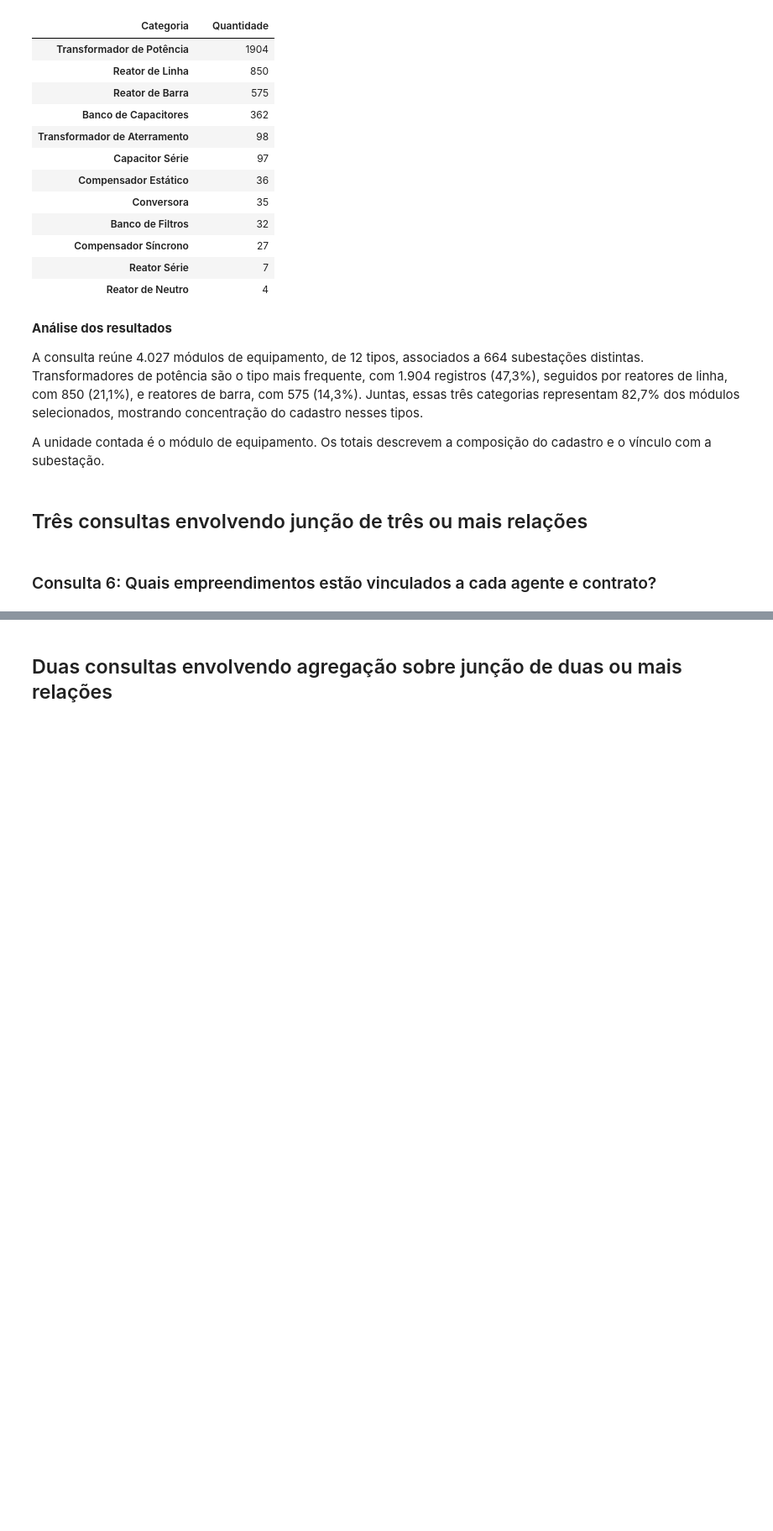
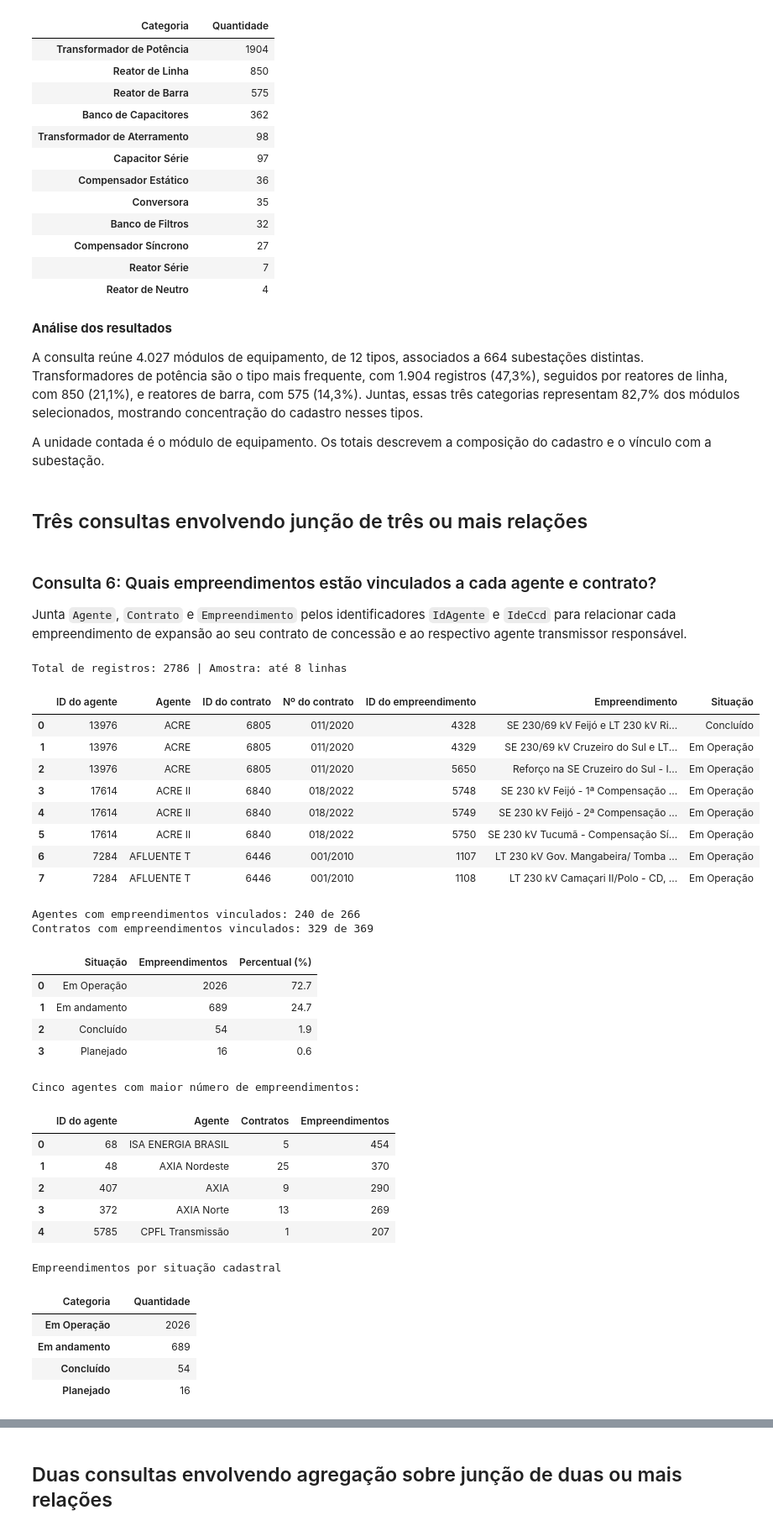
Before and after one commit to gabriellivalelia/TP2_IBD, a Jupyter notebook: tp2.ipynb, the cells around one changed output, grey strips where cells are left out. Shown at 84% size. Cells and saved outputs as stored; diff of their text form; code cells hidden in the pictures; blank space fills up the shorter version.

```diff
--- a/tp2.ipynb
+++ b/tp2.ipynb
@@ -1296,3 +1296,76 @@ A unidade contada é o módulo de equipamento. Os totais descrevem a composiçã
 ## Três consultas envolvendo junção de três ou mais relações
 # %% [markdown]
 ### Consulta 6: Quais empreendimentos estão vinculados a cada agente e contrato?
+
+Junta `Agente`, `Contrato` e `Empreendimento` pelos identificadores `IdAgente` e `IdeCcd` para relacionar cada empreendimento de expansão ao seu contrato de concessão e ao respectivo agente transmissor responsável.
+# %%
+sql = """
+SELECT a.IdAgente AS "ID do agente",
+       a.DscRazaoSocial AS "Agente",
+       c.IdeCcd AS "ID do contrato",
+       c.NumCnaCcd AS "Nº do contrato",
+       e.IdeEpd AS "ID do empreendimento",
+       e.NomEpd AS "Empreendimento",
+       e.DscSituacaoEpd AS "Situação"
+FROM Agente AS a
+JOIN Contrato AS c ON c.IdAgente = a.IdAgente
+JOIN Empreendimento AS e ON e.IdeCcd = c.IdeCcd
+ORDER BY a.DscRazaoSocial, c.IdeCcd, e.IdeEpd;
+"""
+resultado_6 = consultar(sql)
+
+print(f"Total de registros: {len(resultado_6)} | Amostra: até 8 linhas")
+with pd.option_context("display.max_colwidth", None):
+    display(resultado_6.head(8))
+
+# Resumo da distribuição por situação e por agente
+contagem_situacao = resultado_6["Situação"].value_counts()
+resumo_situacao = contagem_situacao.rename_axis("Situação").reset_index(name="Empreendimentos")
+resumo_situacao["Percentual (%)"] = (100 * resumo_situacao["Empreendimentos"] / len(resultado_6)).round(1)
+
+emp_por_agente = (
+    resultado_6.groupby(["ID do agente", "Agente"])
+    .agg(
+        Contratos=("ID do contrato", "nunique"),
+        Empreendimentos=("ID do empreendimento", "count")
+    )
+    .sort_values("Empreendimentos", ascending=False)
+)
+
+print(f"Agentes com empreendimentos vinculados: {len(emp_por_agente)} de {len(TABELAS['Agente'])}")
+print(f"Contratos com empreendimentos vinculados: {resultado_6['ID do contrato'].nunique()} de {len(TABELAS['Contrato'])}")
+display(resumo_situacao)
+print("Cinco agentes com maior número de empreendimentos:")
+display(emp_por_agente.head(5).reset_index())
+grafico_barras(contagem_situacao, "Empreendimentos por situação cadastral")
+# %% [output]
+Total de registros: 2786 | Amostra: até 8 linhas
+|  | ID do agente | Agente | ID do contrato | Nº do contrato | ID do empreendimento | Empreendimento | Situação |
+| 0 | 13976 | ACRE | 6805 | 011/2020 | 4328 | SE 230/69 kV Feijó e LT 230 kV Ri... | Concluído |
+| 1 | 13976 | ACRE | 6805 | 011/2020 | 4329 | SE 230/69 kV Cruzeiro do Sul e LT... | Em Operação |
+| 2 | 13976 | ACRE | 6805 | 011/2020 | 5650 | Reforço na SE Cruzeiro do Sul - I... | Em Operação |
+| 3 | 17614 | ACRE II | 6840 | 018/2022 | 5748 | SE 230 kV Feijó - 1ª Compensação ... | Em Operação |
+| 4 | 17614 | ACRE II | 6840 | 018/2022 | 5749 | SE 230 kV Feijó - 2ª Compensação ... | Em Operação |
+| 5 | 17614 | ACRE II | 6840 | 018/2022 | 5750 | SE 230 kV Tucumã - Compensação Sí... | Em Operação |
+| 6 | 7284 | AFLUENTE T | 6446 | 001/2010 | 1107 | LT 230 kV Gov. Mangabeira/ Tomba ... | Em Operação |
+| 7 | 7284 | AFLUENTE T | 6446 | 001/2010 | 1108 | LT 230 kV Camaçari II/Polo - CD, ... | Em Operação |
+Agentes com empreendimentos vinculados: 240 de 266
+Contratos com empreendimentos vinculados: 329 de 369
+|  | Situação | Empreendimentos | Percentual (%) |
+| 0 | Em Operação | 2026 | 72.7 |
+| 1 | Em andamento | 689 | 24.7 |
+| 2 | Concluído | 54 | 1.9 |
+| 3 | Planejado | 16 | 0.6 |
+Cinco agentes com maior número de empreendimentos:
+|  | ID do agente | Agente | Contratos | Empreendimentos |
+| 0 | 68 | ISA ENERGIA BRASIL | 5 | 454 |
+| 1 | 48 | AXIA Nordeste | 25 | 370 |
+| 2 | 407 | AXIA | 9 | 290 |
+| 3 | 372 | AXIA Norte | 13 | 269 |
+| 4 | 5785 | CPFL Transmissão | 1 | 207 |
+Empreendimentos por situação cadastral
+| Categoria |  | Quantidade |
+| Em Operação |  | 2026 |
+| Em andamento |  | 689 |
+| Concluído |  | 54 |
+| Planejado |  | 16 |
```
Also changed, not shown: parts of 20 cells of this notebook.
